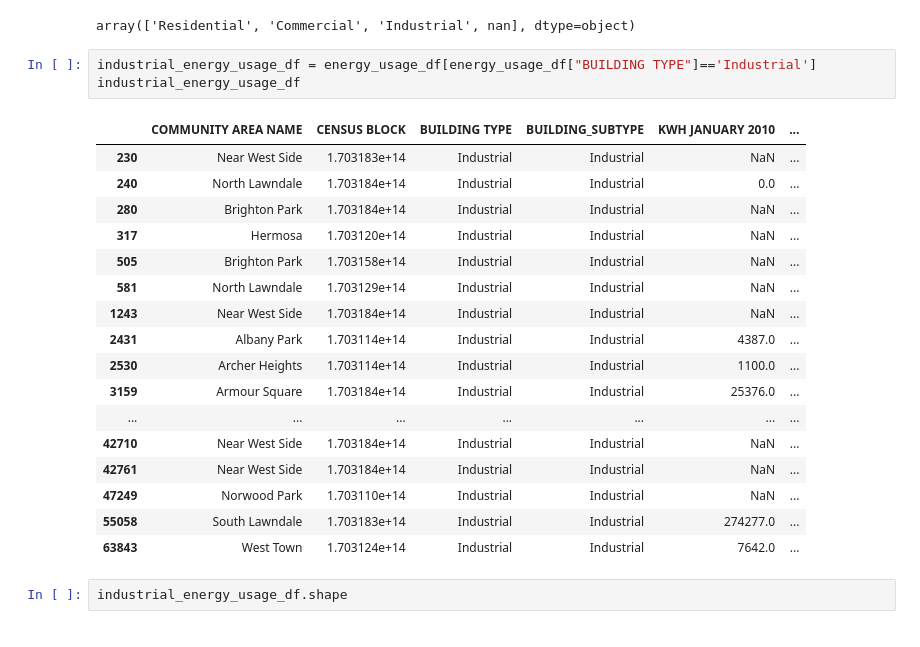
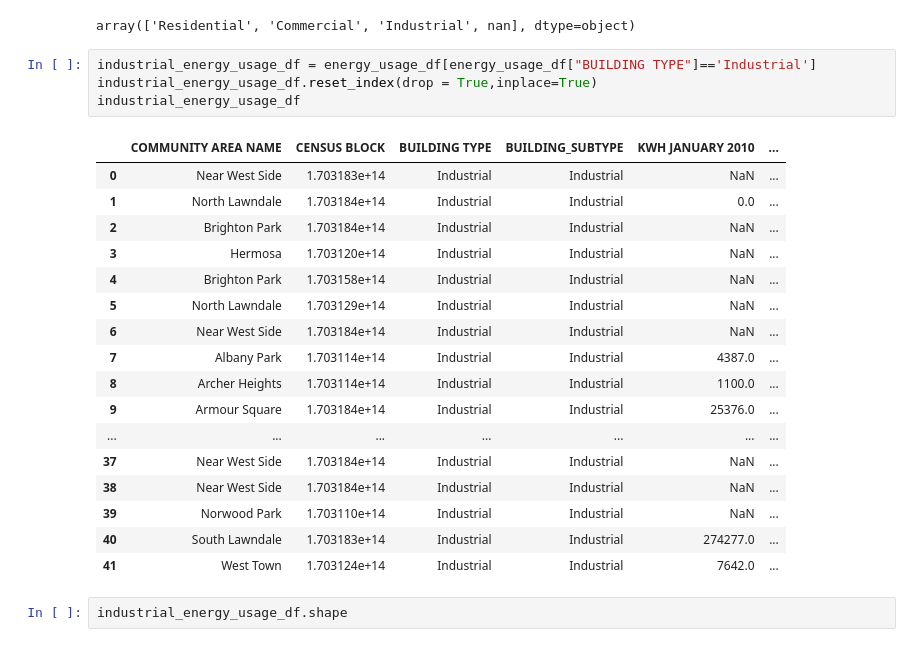
Before and after one commit to Gourav052003/Machine-Learning-Solutions-for-Predicting-Municipal-Waste-Costs-and-Sustainable-Resource-Management, a Jupyter notebook: notebook.ipynb, the cells around one changed output. Drawn from its saved outputs; the diff is of its cells as text.

```diff
--- a/notebook.ipynb
+++ b/notebook.ipynb
@@ -24,25 +24,26 @@ energy_usage_df["BUILDING TYPE"].unique()
 array(['Residential', 'Commercial', 'Industrial', nan], dtype=object)
 # %%
 industrial_energy_usage_df = energy_usage_df[energy_usage_df["BUILDING TYPE"]=='Industrial']
+industrial_energy_usage_df.reset_index(drop = True,inplace=True)
 industrial_energy_usage_df
 # %% [output]
 |  | COMMUNITY AREA NAME | CENSUS BLOCK | BUILDING TYPE | BUILDING_SUBTYPE | KWH JANUARY 2010 | ... |
-| 230 | Near West Side | 1.703183e+14 | Industrial | Industrial | NaN | ... |
-| 240 | North Lawndale | 1.703184e+14 | Industrial | Industrial | 0.0 | ... |
-| 280 | Brighton Park | 1.703184e+14 | Industrial | Industrial | NaN | ... |
-| 317 | Hermosa | 1.703120e+14 | Industrial | Industrial | NaN | ... |
-| 505 | Brighton Park | 1.703158e+14 | Industrial | Industrial | NaN | ... |
-| 581 | North Lawndale | 1.703129e+14 | Industrial | Industrial | NaN | ... |
-| 1243 | Near West Side | 1.703184e+14 | Industrial | Industrial | NaN | ... |
-| 2431 | Albany Park | 1.703114e+14 | Industrial | Industrial | 4387.0 | ... |
-| 2530 | Archer Heights | 1.703114e+14 | Industrial | Industrial | 1100.0 | ... |
-| 3159 | Armour Square | 1.703184e+14 | Industrial | Industrial | 25376.0 | ... |
+| 0 | Near West Side | 1.703183e+14 | Industrial | Industrial | NaN | ... |
+| 1 | North Lawndale | 1.703184e+14 | Industrial | Industrial | 0.0 | ... |
+| 2 | Brighton Park | 1.703184e+14 | Industrial | Industrial | NaN | ... |
+| 3 | Hermosa | 1.703120e+14 | Industrial | Industrial | NaN | ... |
+| 4 | Brighton Park | 1.703158e+14 | Industrial | Industrial | NaN | ... |
+| 5 | North Lawndale | 1.703129e+14 | Industrial | Industrial | NaN | ... |
+| 6 | Near West Side | 1.703184e+14 | Industrial | Industrial | NaN | ... |
+| 7 | Albany Park | 1.703114e+14 | Industrial | Industrial | 4387.0 | ... |
+| 8 | Archer Heights | 1.703114e+14 | Industrial | Industrial | 1100.0 | ... |
+| 9 | Armour Square | 1.703184e+14 | Industrial | Industrial | 25376.0 | ... |
 | ... | ... | ... | ... | ... | ... | ... |
-| 42710 | Near West Side | 1.703184e+14 | Industrial | Industrial | NaN | ... |
-| 42761 | Near West Side | 1.703184e+14 | Industrial | Industrial | NaN | ... |
-| 47249 | Norwood Park | 1.703110e+14 | Industrial | Industrial | NaN | ... |
-| 55058 | South Lawndale | 1.703183e+14 | Industrial | Industrial | 274277.0 | ... |
-| 63843 | West Town | 1.703124e+14 | Industrial | Industrial | 7642.0 | ... |
+| 37 | Near West Side | 1.703184e+14 | Industrial | Industrial | NaN | ... |
+| 38 | Near West Side | 1.703184e+14 | Industrial | Industrial | NaN | ... |
+| 39 | Norwood Park | 1.703110e+14 | Industrial | Industrial | NaN | ... |
+| 40 | South Lawndale | 1.703183e+14 | Industrial | Industrial | 274277.0 | ... |
+| 41 | West Town | 1.703124e+14 | Industrial | Industrial | 7642.0 | ... |
 # %%
 industrial_energy_usage_df.shape
 # %% [output]
```
Also changed, not shown: parts of 9 cells of this notebook.
